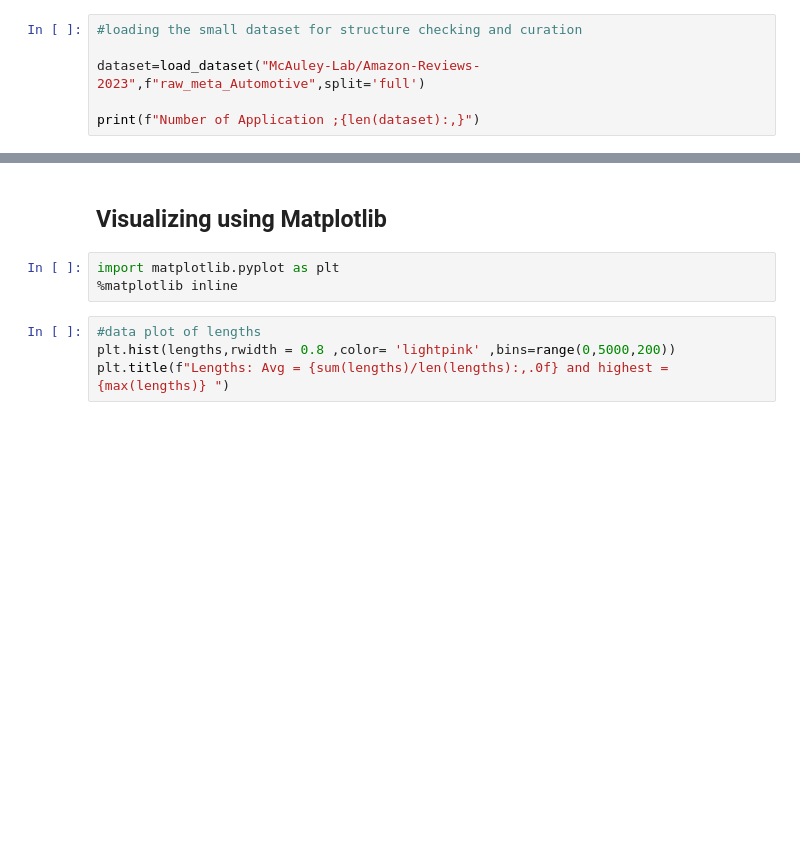
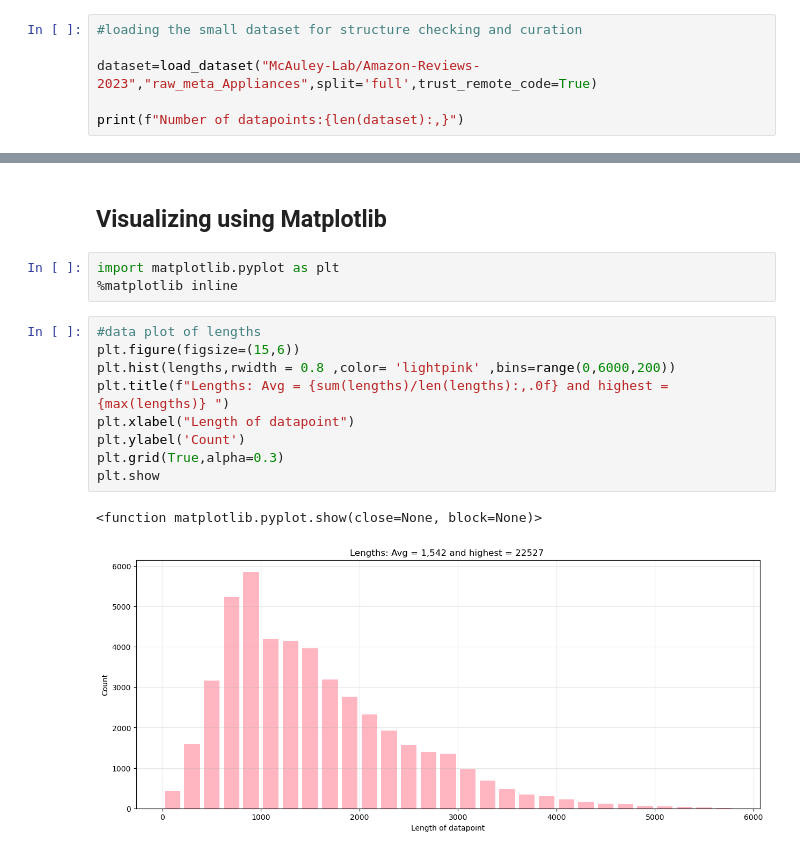
Before and after one commit to vishy04/Pricer_lite, a Jupyter notebook: notebooks/1.data_investigation.ipynb, the cells around one changed output, grey strips where cells are left out. Saved outputs shown, nothing was run; the diff lists cells and outputs as text; blank space fills up the shorter version.

```diff
--- a/notebooks/1.data_investigation.ipynb
+++ b/notebooks/1.data_investigation.ipynb
@@ -15,6 +17,6 @@ login(hf_token , add_to_git_credential=True)
 # %%
 #loading the small dataset for structure checking and curation
 
-dataset=load_dataset("McAuley-Lab/Amazon-Reviews-2023",f"raw_meta_Automotive",split='full')
+dataset=load_dataset("McAuley-Lab/Amazon-Reviews-2023","raw_meta_Appliances",split='full',trust_remote_code=True)
 
-print(f"Number of Application ;{len(dataset):,}")
+print(f"Number of datapoints:{len(dataset):,}")
@@ -69,8 +86,16 @@ import matplotlib.pyplot as plt
 %matplotlib inline
 # %%
 #data plot of lengths
-plt.hist(lengths,rwidth = 0.8 ,color= 'lightpink' ,bins=range(0,5000,200))
+plt.figure(figsize=(15,6))
+plt.hist(lengths,rwidth = 0.8 ,color= 'lightpink' ,bins=range(0,6000,200))
 plt.title(f"Lengths: Avg = {sum(lengths)/len(lengths):,.0f} and highest = {max(lengths)} ")
+plt.xlabel("Length of datapoint")
+plt.ylabel('Count')
+plt.grid(True,alpha=0.3)
+plt.show
+# %% [output]
+<function matplotlib.pyplot.show(close=None, block=None)>
+[figure, added]
 # %%
 #data plot of prices->Pink because I love Pink
 plt.figure(figsize=(15,6))
```
Also changed, not shown: parts of 20 cells of this notebook, 12 other files.
